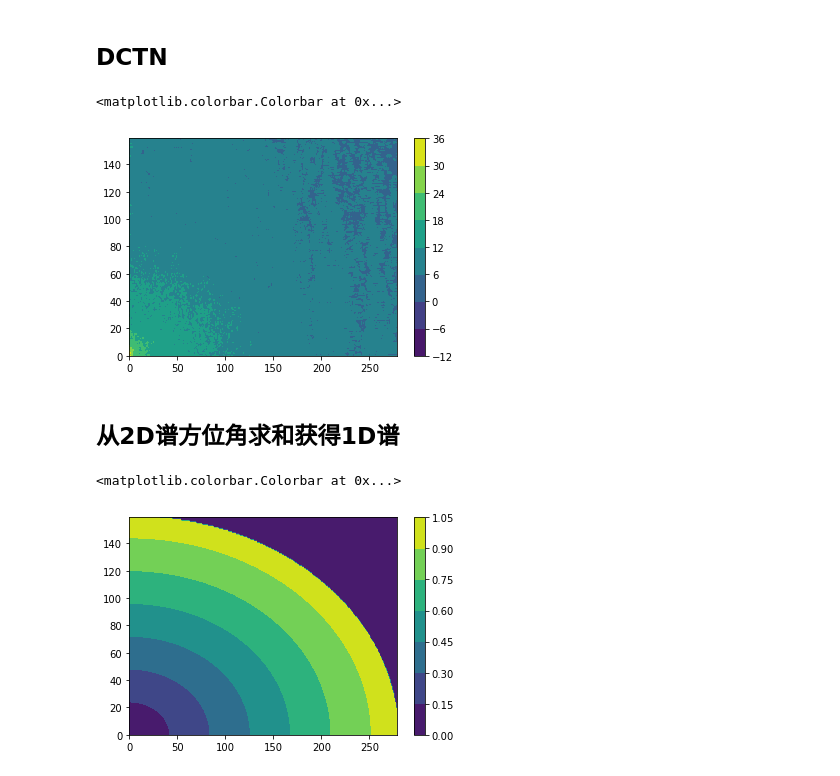
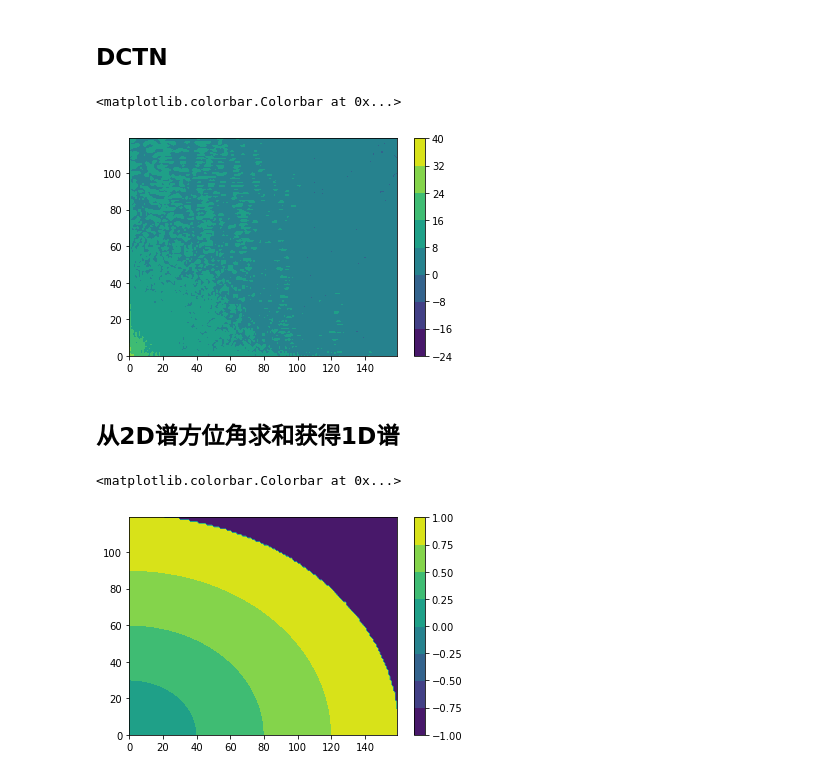
Before and after one commit to dozerlcl/MPAS_case_study, a Jupyter notebook: 92-25km_vr_rcm_postprocess/visualization/spectral/dft_dct/2d_dft_dct/ke_dct_2D_follow_Denis2002.ipynb, the cells around one changed output. Saved outputs shown, nothing was run; the diff lists cells and outputs as text; code cells hidden in the pictures.

```diff
--- a/92-25km_vr_rcm_postprocess/visualization/spectral/dft_dct/2d_dft_dct/ke_dct_2D_follow_Denis2002.ipynb
+++ b/92-25km_vr_rcm_postprocess/visualization/spectral/dft_dct/2d_dft_dct/ke_dct_2D_follow_Denis2002.ipynb
@@ -24,47 +24,65 @@ ke_sum['vr'] = ds_ke_sum['vertical integration Ke']
 var_rmnan = {}
 var_rmnan['vr'] = ke_sum['vr'].interpolate_na(dim = 'longitude', method = 'cubic', max_gap = None, fill_value="extrapolate")
 var_rmnan['rcm'] = ke_sum['rcm'].interpolate_na(dim = 'longitude', method = 'cubic', max_gap = None, fill_value="extrapolate")
+# %%
+# 选取数据范围
+sel_dict = {}
+month_sel_vr  = var_rmnan['vr'].Time.dt.month.isin([6,7,8])
+month_sel_rcm = var_rmnan['rcm'].Time.dt.month.isin([6,7,8])
+
+lat = var_rmnan['vr'].latitude
+lon = var_rmnan['vr'].longitude
+sel_dict['latitude'] = lat[(lat>=20) & (lat<=50)]
+sel_dict['longitude'] = lon[(lon>=100) & (lon<=140)]
+
+var_sel = {}
+sel_dict['Time'] = month_sel_vr
+var_sel['vr']  = var_rmnan['vr'].loc[sel_dict]
+sel_dict['Time'] = month_sel_rcm
+var_sel['rcm'] = var_rmnan['rcm'].loc[sel_dict]
 # %% [markdown]
 ## DCTN
 # %%
 # 2D fft
 # ke_vi_sum # Time x lat x lon : 3080 x 160 x 280
-res_dctn = {}
-res_dctn['vr'] = dctn(var_rmnan['vr'].values, type = 2, axes = [1,2])
-res_dctn['rcm'] = dctn(var_rmnan['rcm'].values, type = 2, axes = [1,2])
+dctn_3d = {}
+dctn_3d['vr'] = dctn(var_sel['vr'].values, type = 2, axes = [1,2])
+dctn_3d['rcm'] = dctn(var_sel['rcm'].values, type = 2, axes = [1,2])
 
 # 添加维度参数
-ntime = res_dctn['vr'].shape[0]
-nlat  = res_dctn['vr'].shape[1]
-nlon  = res_dctn['vr'].shape[2]
+ntime = dctn_3d['vr'].shape[0]
+nlat  = dctn_3d['vr'].shape[1]
+nlon  = dctn_3d['vr'].shape[2]
 # 添加频谱参数
 # %%
-# 简单检查2D谱
-plt.contourf(np.log(np.abs(res_dctn['vr'][:,:].mean(axis=0)**2)))
+# 简单检查2D谱 (绘制方差)
+plt.contourf(np.log(np.abs(dctn_3d['vr'][:,:].mean(axis=0)**2)))
 plt.colorbar()
 # %% [output]
 <matplotlib.colorbar.Colorbar at 0x...>
-[figure, old version]
+[figure, new version]
 # %% [markdown]
 ## 从2D谱方位角求和获得1D谱
 # %%
+# 仿照denis2002进行2d alpha的预估
 # nlat = 160 (miner)
 # nlon = 280
 Y, X     = np.ogrid[0:nlat, 0:nlon]
 r        = np.hypot(X, Y).astype(np.int)
+# 2D normalize wavenumber
 alpha_2d =  np.empty(shape=r.shape)
 for ilat in range(0,nlat):
     for ilon in range(0,nlon):
         alpha_2d[ilat, ilon] = np.sqrt( ilon**2/nlon**2 + ilat**2/nlat**2 )
-# plt.contourf(alpha_2d)
-# plt.colorbar()
+
+# 用于确定bins的1D谱
 alpha_1d = np.arange(1,nlat+1, 1) / nlat
 domain_lon_range = 3839. # km
 delta = domain_lon_range / nlon
-# 2*delta / alpha_1d
-alpha_2d = np.where(alpha_2d<=1, alpha_2d, 0)
+# 去除掉alpha_2d中大于1的部分
+alpha_2d = np.where(alpha_2d<=1, alpha_2d, -1)
 plt.contourf(alpha_2d)
 plt.colorbar()
 # %% [output]
 <matplotlib.colorbar.Colorbar at 0x...>
-[figure, old version]
+[figure, new version]
```
Also changed, not shown: parts of 8 cells of this notebook, 8 other files.
